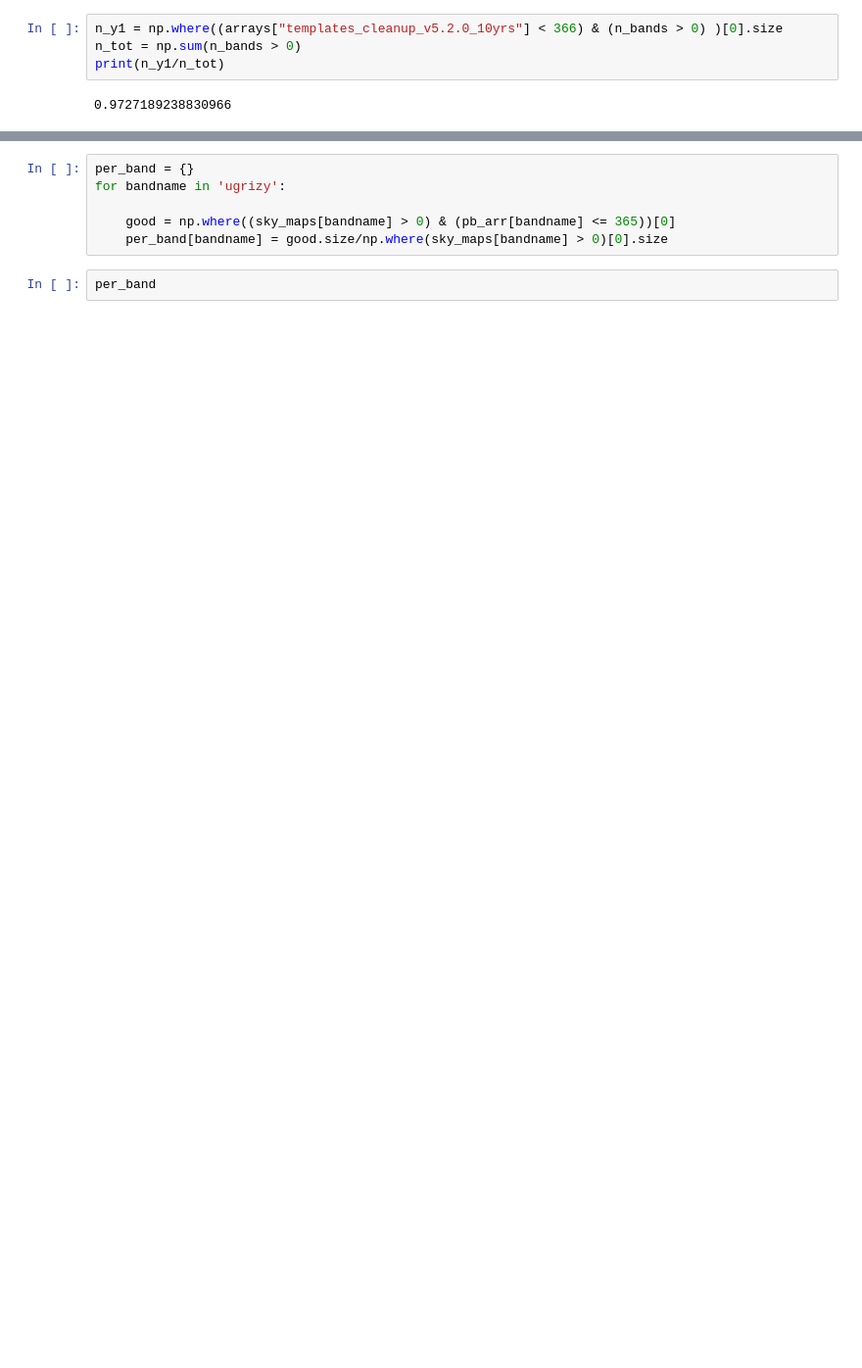
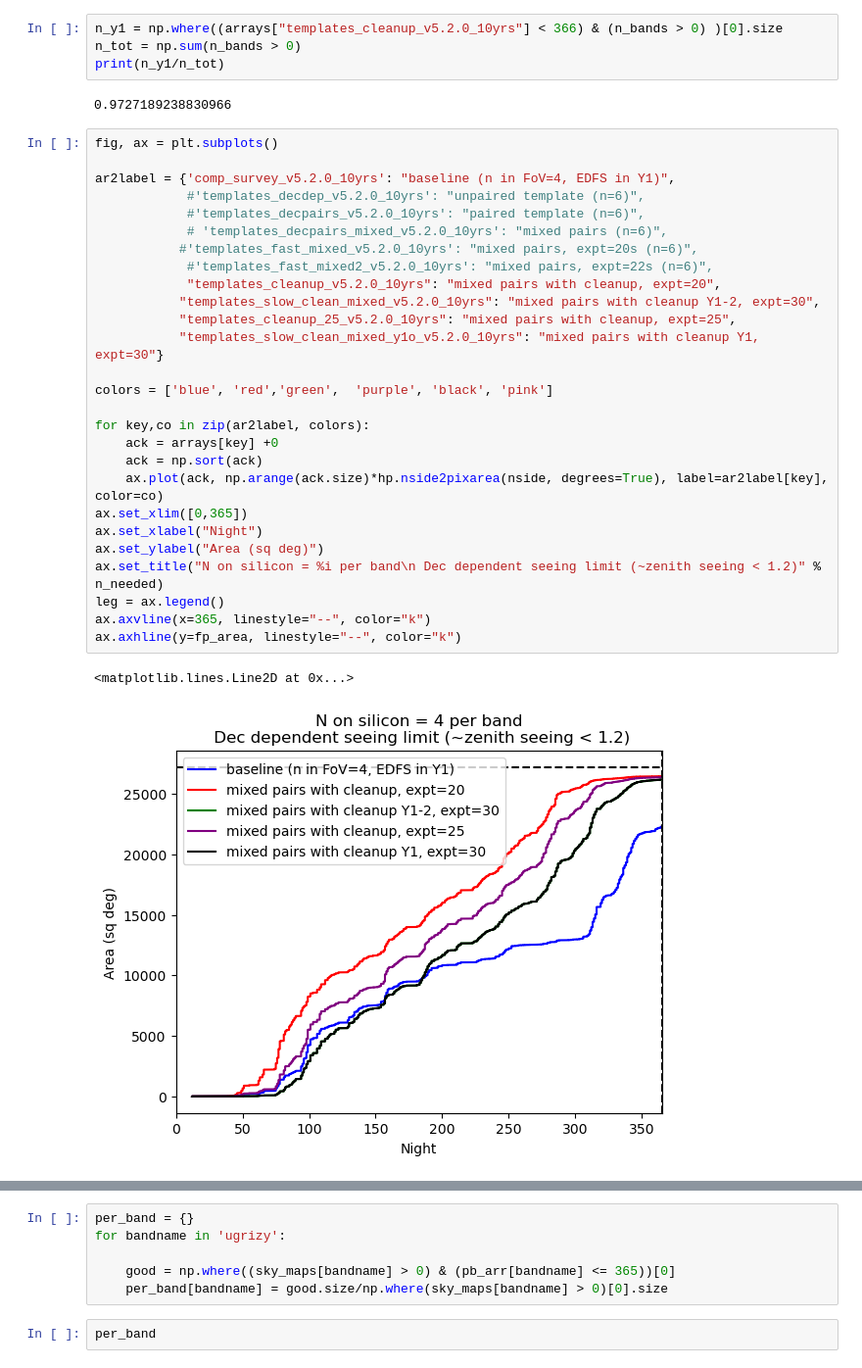
Before and after one commit to lsst-sims/sims_featureScheduler_runs5.2, a Jupyter notebook: comp_survey/template_time.ipynb, the cells around one changed output, grey strips where cells are left out. Shown at 98% size. Saved outputs shown, nothing was run; the diff lists cells and outputs as text; blank space fills up the shorter version.

Commit message:
fiddle with survey names

```diff
--- a/comp_survey/template_time.ipynb
+++ b/comp_survey/template_time.ipynb
@@ -204,5 +208,35 @@ n_tot = np.sum(n_bands > 0)
 print(n_y1/n_tot)
 # %% [output]
 0.9727189238830966
+# %%
+fig, ax = plt.subplots()
+
+ar2label = {'comp_survey_v5.2.0_10yrs': "baseline (n in FoV=4, EDFS in Y1)",
+            #'templates_decdep_v5.2.0_10yrs': "unpaired template (n=6)",
+            #'templates_decpairs_v5.2.0_10yrs': "paired template (n=6)",
+            # 'templates_decpairs_mixed_v5.2.0_10yrs': "mixed pairs (n=6)",
+           #'templates_fast_mixed_v5.2.0_10yrs': "mixed pairs, expt=20s (n=6)",
+            #'templates_fast_mixed2_v5.2.0_10yrs': "mixed pairs, expt=22s (n=6)",
+            "templates_cleanup_v5.2.0_10yrs": "mixed pairs with cleanup, expt=20",
+           "templates_slow_clean_mixed_v5.2.0_10yrs": "mixed pairs with cleanup Y1-2, expt=30",
+           "templates_cleanup_25_v5.2.0_10yrs": "mixed pairs with cleanup, expt=25",
+           "templates_slow_clean_mixed_y1o_v5.2.0_10yrs": "mixed pairs with cleanup Y1, expt=30"}
+
+colors = ['blue', 'red','green',  'purple', 'black', 'pink']
+
+for key,co in zip(ar2label, colors):
+    ack = arrays[key] +0
+    ack = np.sort(ack)
+    ax.plot(ack, np.arange(ack.size)*hp.nside2pixarea(nside, degrees=True), label=ar2label[key], color=co)
+ax.set_xlim([0,365])
+ax.set_xlabel("Night")
+ax.set_ylabel("Area (sq deg)")
+ax.set_title("N on silicon = %i per band\n Dec dependent seeing limit (~zenith seeing < 1.2)" % n_needed)
+leg = ax.legend()
+ax.axvline(x=365, linestyle="--", color="k")
+ax.axhline(y=fp_area, linestyle="--", color="k")
+# %% [output]
+<matplotlib.lines.Line2D at 0x...>
+[figure, added]
 # %%
 # Let's check the coverage per filter
```
Also changed, not shown: parts of 7 cells of this notebook, 2 other files.
